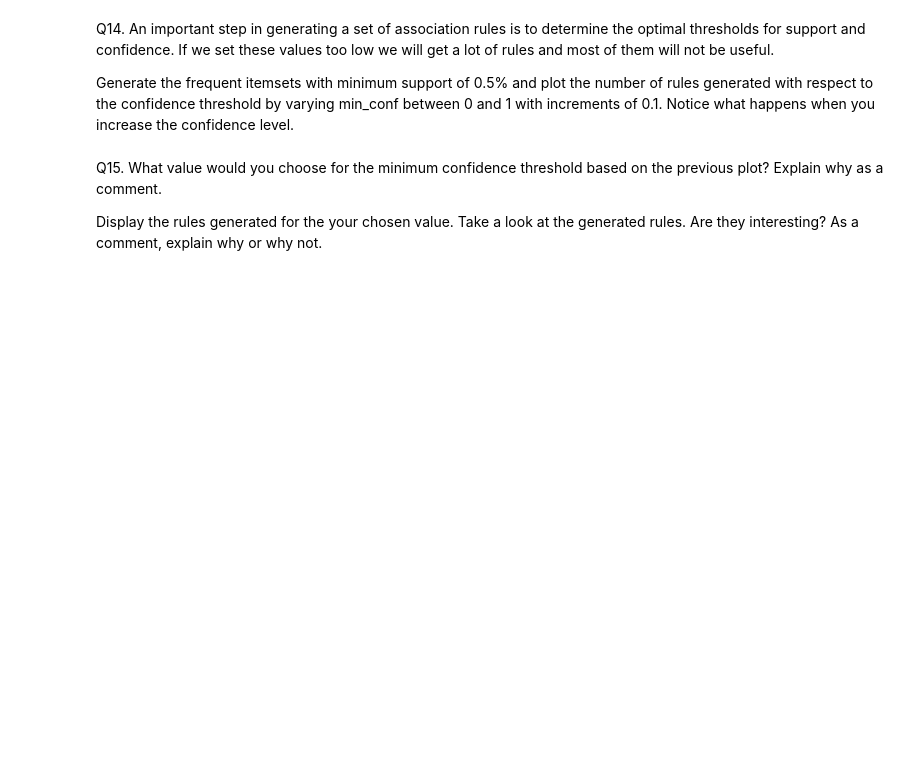
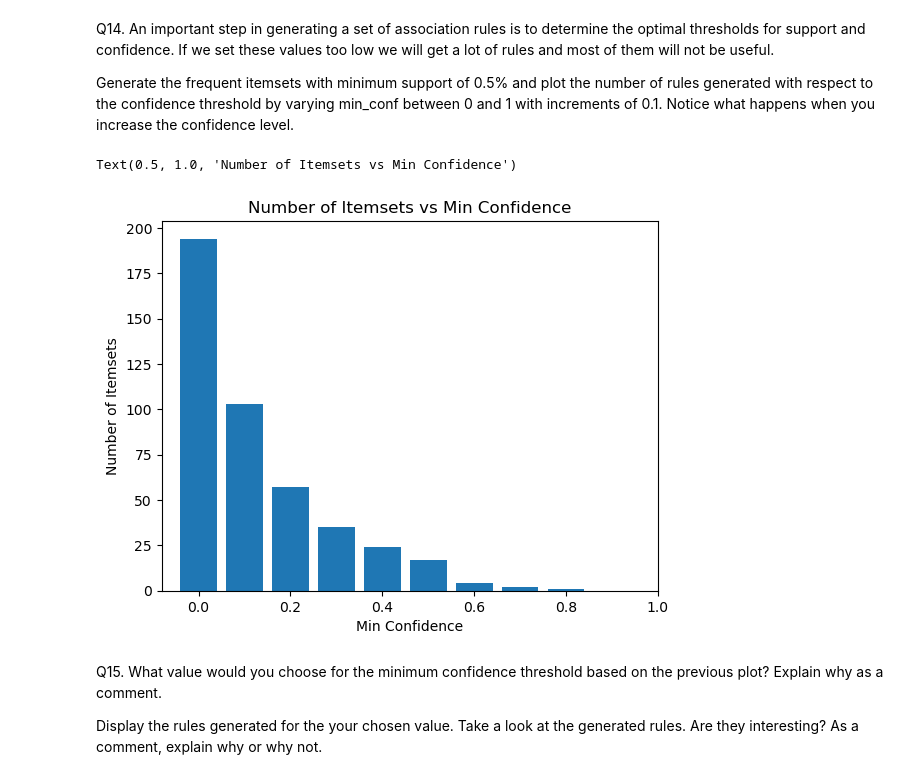
Before and after one commit to jrsmith03/ml-semisuper, a Jupyter notebook: HW 6 - Q-Learning & Association Analysis.ipynb, the cells around one changed output. Cells and saved outputs as stored; diff of their text form; code cells hidden in the pictures; blank space fills up the shorter version.

Commit message:
finished with everything except extra credit

```diff
--- a/HW 6 - Q-Learning & Association Analysis.ipynb
+++ b/HW 6 - Q-Learning & Association Analysis.ipynb
@@ -170,7 +170,7 @@ FRAMESPEED = 50000
 NUM_EPISODES = 300
 
 # create a SnakeAgent
-agent = SnakeAgent(DIS_WIDTH, DIS_HEIGHT, BLOCK_SIZE)
+agent = SnakeAgentExtraCredit(DIS_WIDTH, DIS_HEIGHT, BLOCK_SIZE)
 
 game_count = 1
 max_score = 0
@@ -672,8 +672,7 @@ df.head()
 # %% [markdown]
 Q11. Use the `mlxtend.frequent_patterns.apriori` to generate the frequent itemsets with minimum support of 1% (0.01). Display these itemsets along with their support values.
 # %%
-# your code goes here
-freq_items = apriori(df, min_support=0.01, use_colnames=True)
+freq_items_apr = apriori(df, min_support=0.01, use_colnames=True)
 # %% [markdown]
 Q12. Use `mlxtend.frequent_patterns.fpmax` to find and display all of the maximal frequent itemsets along with their support values.
 # %%
@@ -694,3 +706,22 @@ Generate the frequent itemsets with minimum support of 0.5% and plot the number
+# %%
+rules = []
+conf = []
+for cf in range(0, 11, 1) :
+    cf = cf / 10
+    freq_items_apr = apriori(df, min_support=0.005, use_colnames=True)
+    ac = association_rules(freq_items_apr, metric="confidence", min_threshold=cf)
+    rules.append(len(ac))
+    conf.append(cf)
+
+plt.bar(conf, rules, width=0.08)
+plt.xlabel('Min Confidence')
+plt.xlim(-0.08, 1)
+
+plt.ylabel('Number of Itemsets')
+plt.title('Number of Itemsets vs Min Confidence')
+# %% [output]
+Text(0.5, 1.0, 'Number of Itemsets vs Min Confidence')
+[figure, added]
 # %% [markdown]
 Q15. What value would you choose for the minimum confidence threshold based on the previous plot? Explain why as a comment.
 
```
Also changed, not shown: parts of 10 cells of this notebook, 1 other file.
